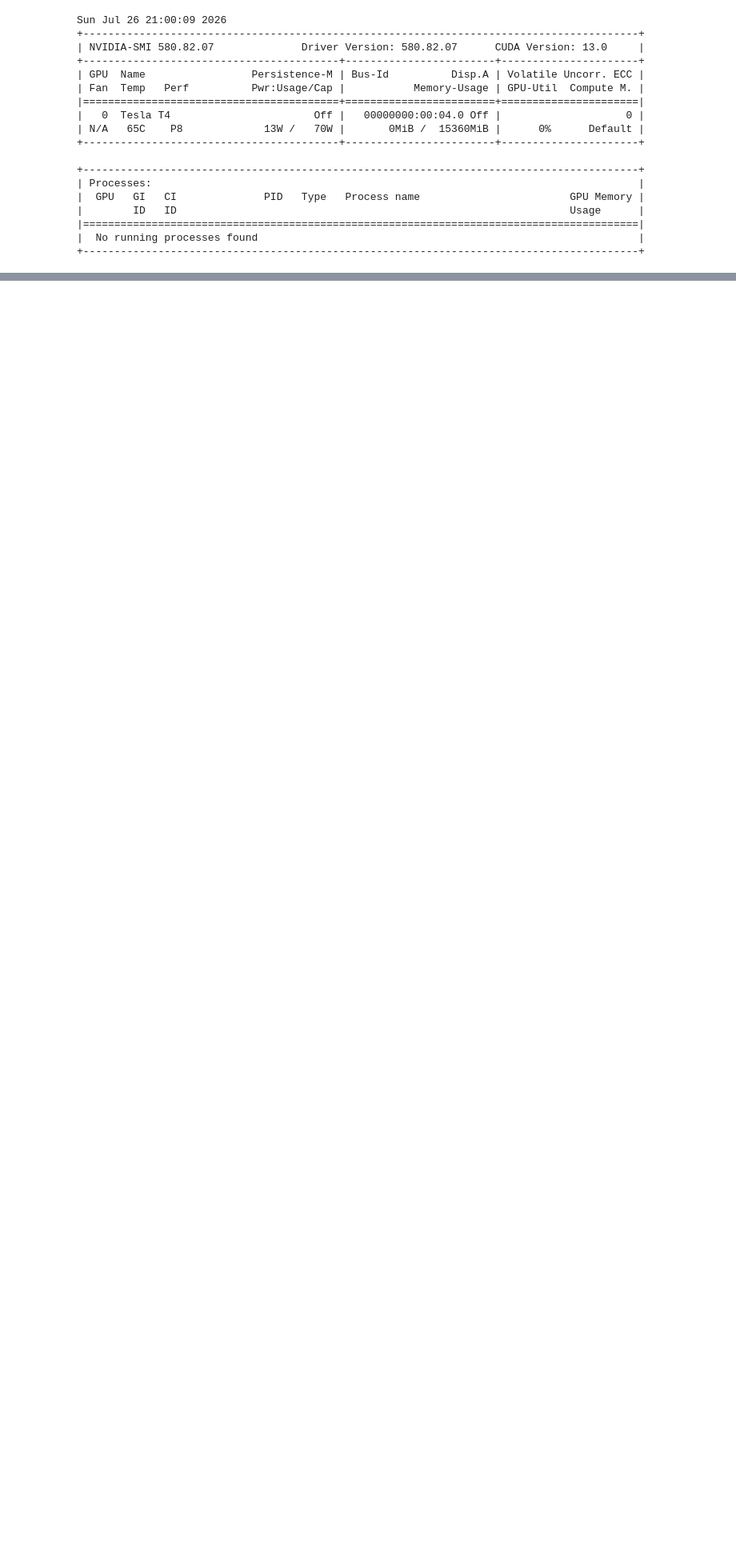
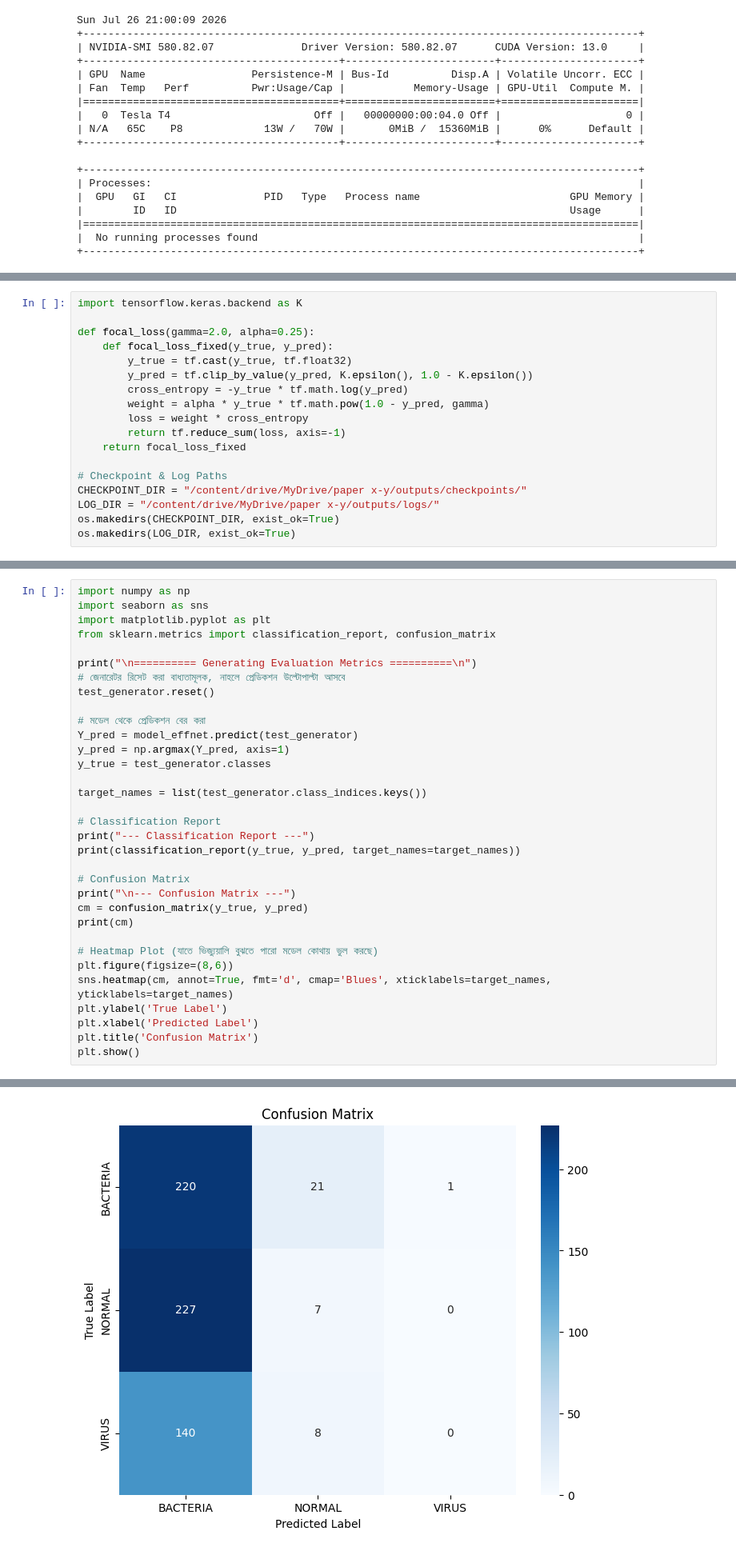
Before and after one commit to javersifaz05-rgb/chest-xray-classification, a Jupyter notebook: Copy_of_final_try.ipynb, the cells around one changed output, grey strips where cells are left out. Shown at 80% size. Saved outputs shown, nothing was run; the diff lists cells and outputs as text; blank space fills up the shorter version.

```diff
--- a/Copy_of_final_try.ipynb
+++ b/Copy_of_final_try.ipynb
@@ -5479,0 +5865,18 @@ Sun Jul 26 21:00:09 2026
+# %%
+import tensorflow.keras.backend as K
+
+def focal_loss(gamma=2.0, alpha=0.25):
+    def focal_loss_fixed(y_true, y_pred):
+        y_true = tf.cast(y_true, tf.float32)
+        y_pred = tf.clip_by_value(y_pred, K.epsilon(), 1.0 - K.epsilon())
+        cross_entropy = -y_true * tf.math.log(y_pred)
+        weight = alpha * y_true * tf.math.pow(1.0 - y_pred, gamma)
+        loss = weight * cross_entropy
+        return tf.reduce_sum(loss, axis=-1)
+    return focal_loss_fixed
+
+# Checkpoint & Log Paths
+CHECKPOINT_DIR = "/content/drive/MyDrive/paper x-y/outputs/checkpoints/"
+LOG_DIR = "/content/drive/MyDrive/paper x-y/outputs/logs/"
+os.makedirs(CHECKPOINT_DIR, exist_ok=True)
+os.makedirs(LOG_DIR, exist_ok=True)
@@ -5479,0 +6567,34 @@ Sun Jul 26 21:00:09 2026
+# %%
+import numpy as np
+import seaborn as sns
+import matplotlib.pyplot as plt
+from sklearn.metrics import classification_report, confusion_matrix
+
+print("\n========== Generating Evaluation Metrics ==========\n")
+# জেনারেটর রিসেট করা বাধ্যতামূলক, নাহলে প্রেডিকশন উল্টোপাল্টা আসবে
+test_generator.reset()
+
+# মডেল থেকে প্রেডিকশন বের করা
+Y_pred = model_effnet.predict(test_generator)
+y_pred = np.argmax(Y_pred, axis=1)
+y_true = test_generator.classes
+
+target_names = list(test_generator.class_indices.keys())
+
+# Classification Report
+print("--- Classification Report ---")
+print(classification_report(y_true, y_pred, target_names=target_names))
+
+# Confusion Matrix
+print("\n--- Confusion Matrix ---")
+cm = confusion_matrix(y_true, y_pred)
+print(cm)
+
+# Heatmap Plot (যাতে ভিজ্যুয়ালি বুঝতে পারো মডেল কোথায় ভুল করছে)
+plt.figure(figsize=(8,6))
+sns.heatmap(cm, annot=True, fmt='d', cmap='Blues', xticklabels=target_names, yticklabels=target_names)
+plt.ylabel('True Label')
+plt.xlabel('Predicted Label')
+plt.title('Confusion Matrix')
+plt.show()
+# %% [output]
@@ -5479,0 +6620 @@ Sun Jul 26 21:00:09 2026
+[figure, added]
```
Also changed, not shown: parts of 78 cells of this notebook.
